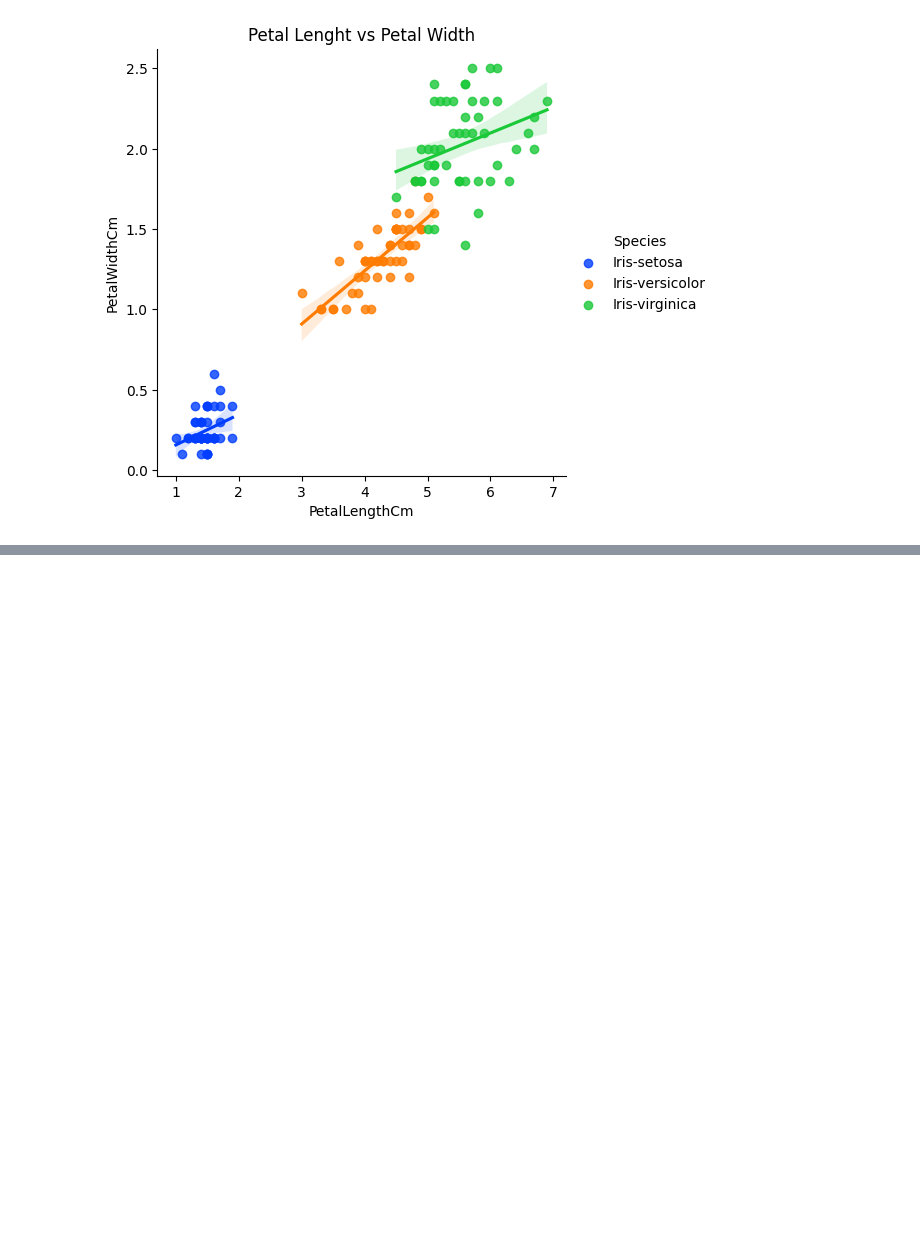
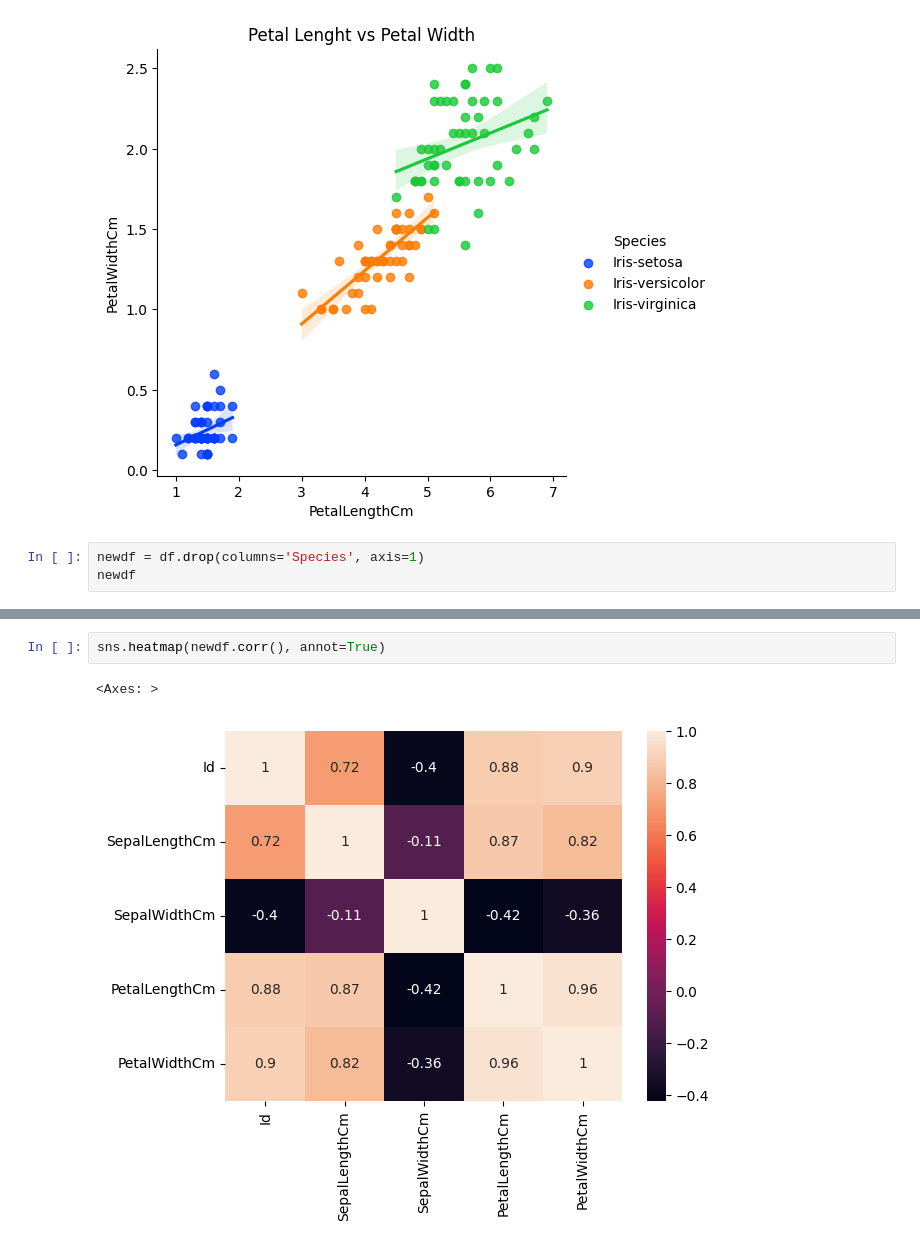
Before and after one commit to 254Bit/PythonPandasExercise, a Jupyter notebook: Iris/iris_species_knn.ipynb, the cells around one changed output, grey strips where cells are left out. Cells and saved outputs as stored; diff of their text form; blank space fills up the shorter version.

```diff
--- a/Iris/iris_species_knn.ipynb
+++ b/Iris/iris_species_knn.ipynb
@@ -82,3 +82,6 @@ plt.title('Petal Lenght vs Petal Width')
 plt.show()
 # %% [output]
 [figure]
+# %%
+newdf = df.drop(columns='Species', axis=1)
+newdf
@@ -84,0 +111,5 @@ plt.show()
+# %%
+sns.heatmap(newdf.corr(), annot=True)
+# %% [output]
+<Axes: >
+[figure, added]
```
Also changed, not shown: parts of 2 cells of this notebook, 2 other files.
